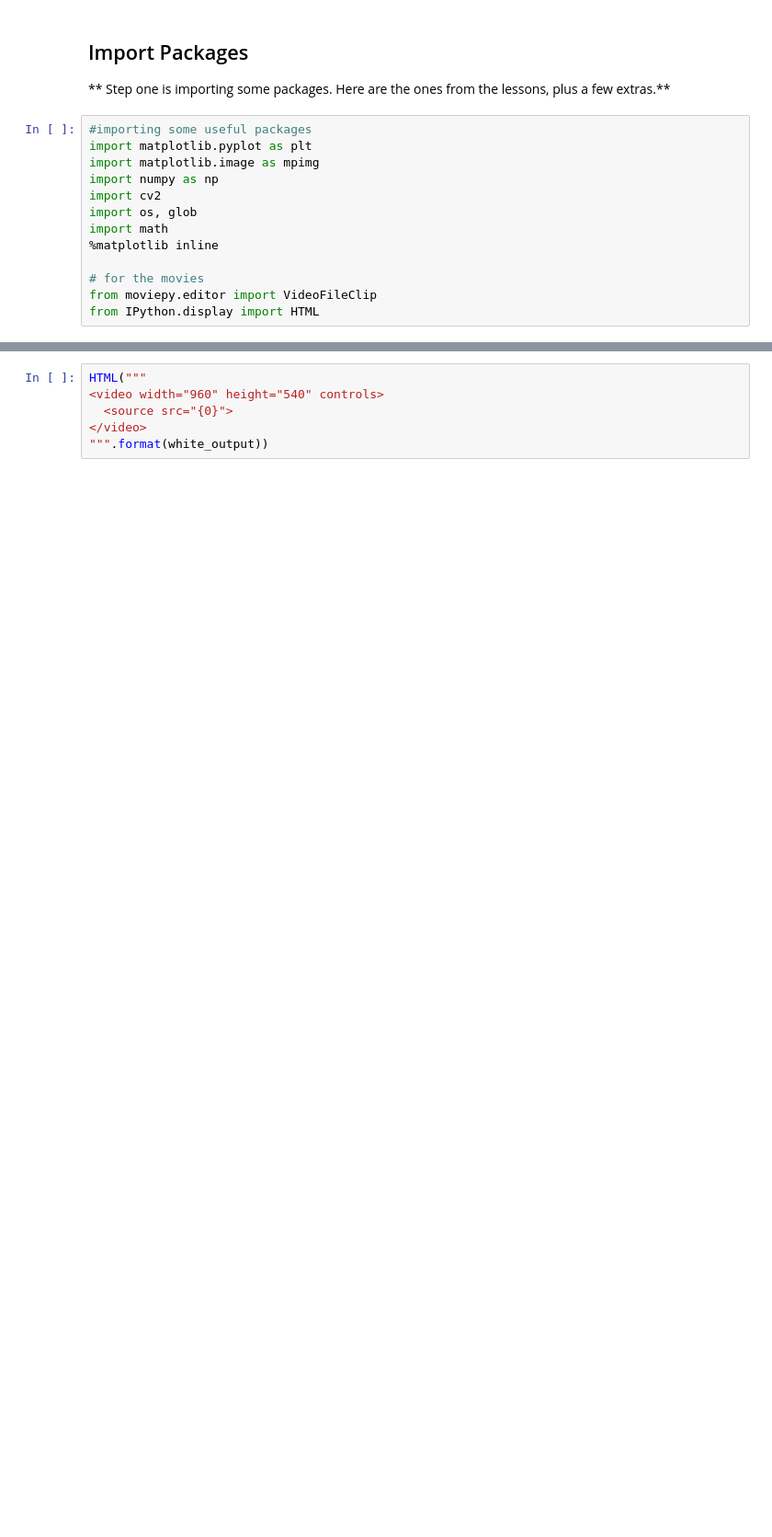
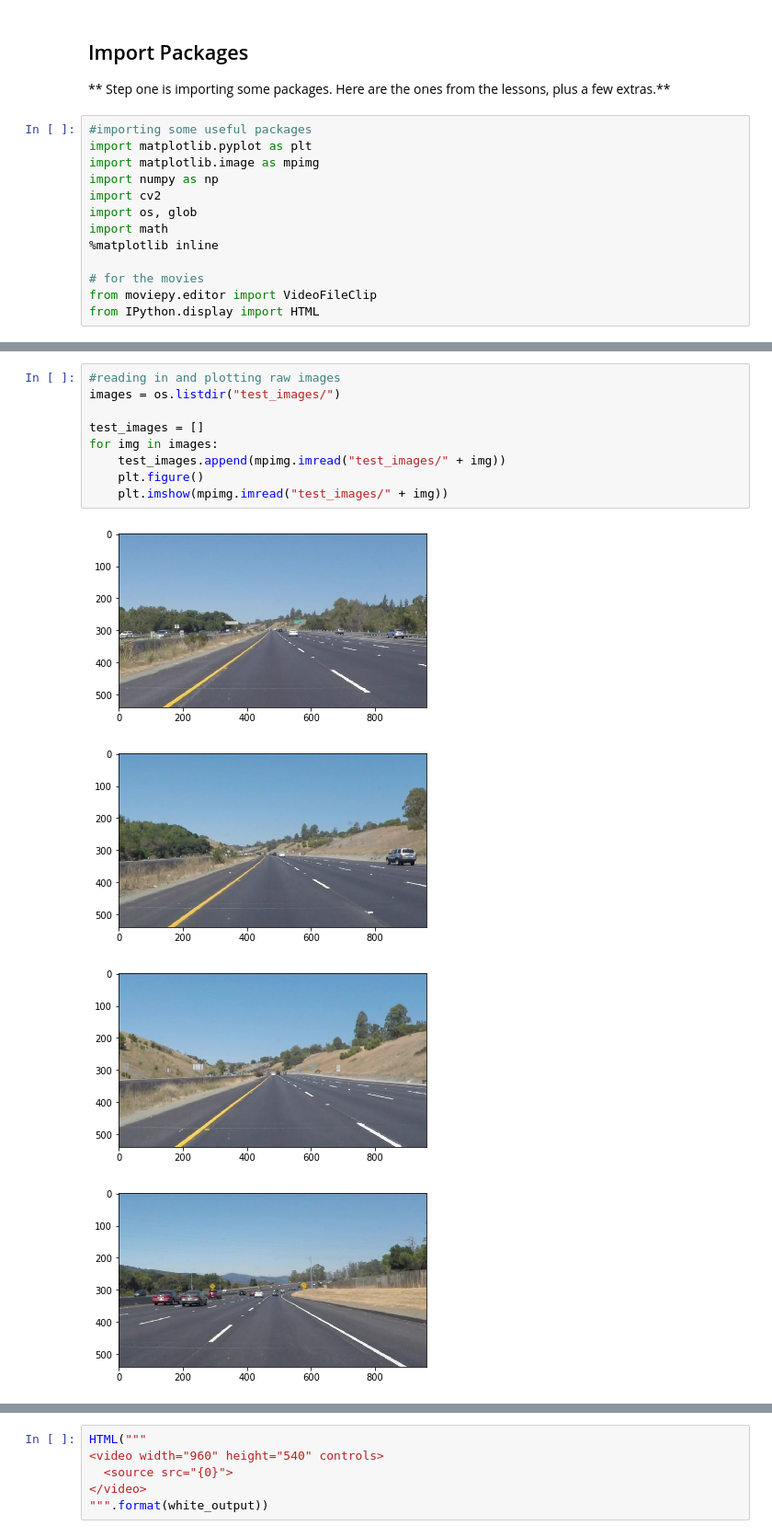
Before and after one commit to drmerlot/Self-Driving-Car-Finding-Lane-Lines, a Jupyter notebook: P1.ipynb, the cells around one changed output, grey strips where cells are left out. Shown at 92% size. Drawn from its saved outputs; the diff is of its cells as text; blank space fills up the shorter version.

```diff
--- a/P1.ipynb
+++ b/P1.ipynb
@@ -71,0 +44,14 @@ show_images(test_images)
+# %%
+#reading in and plotting raw images
+images = os.listdir("test_images/")
+
+test_images = []
+for img in images:
+    test_images.append(mpimg.imread("test_images/" + img))
+    plt.figure()
+    plt.imshow(mpimg.imread("test_images/" + img))
+# %% [output]
+[figure, added]
+[figure, added]
+[figure, added]
+[figure, added]
```
Also changed, not shown: parts of 24 cells of this notebook.
